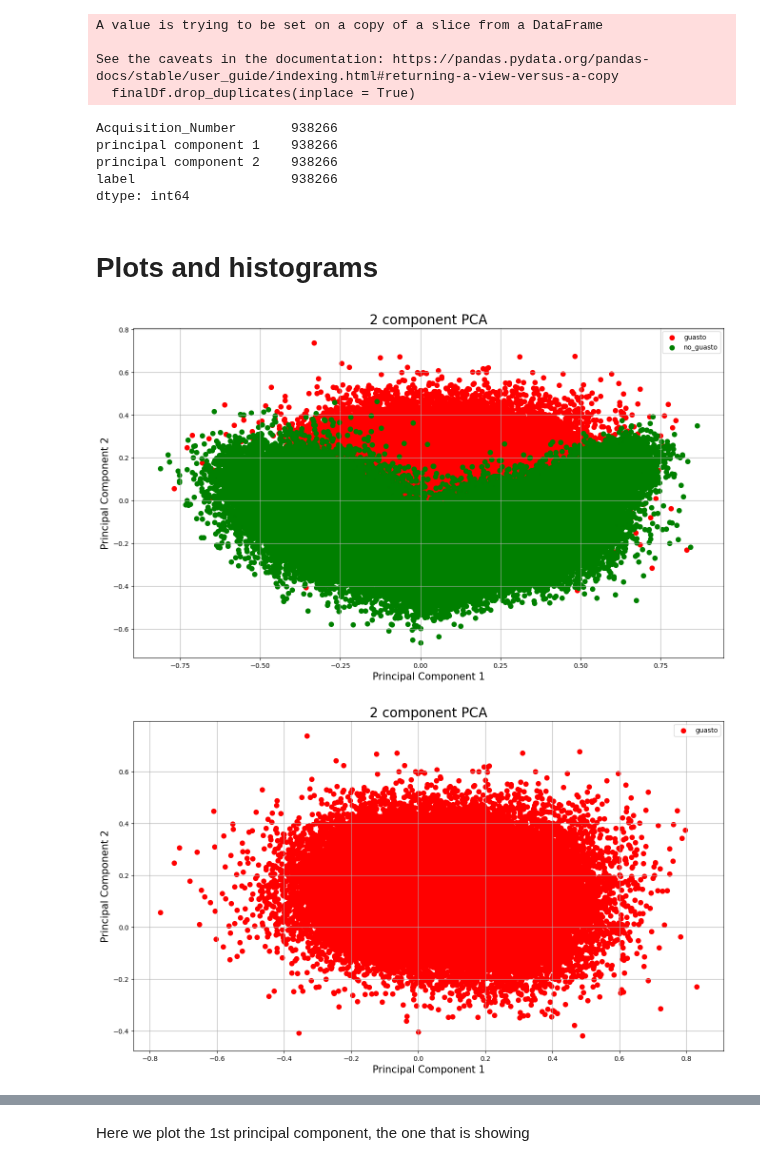
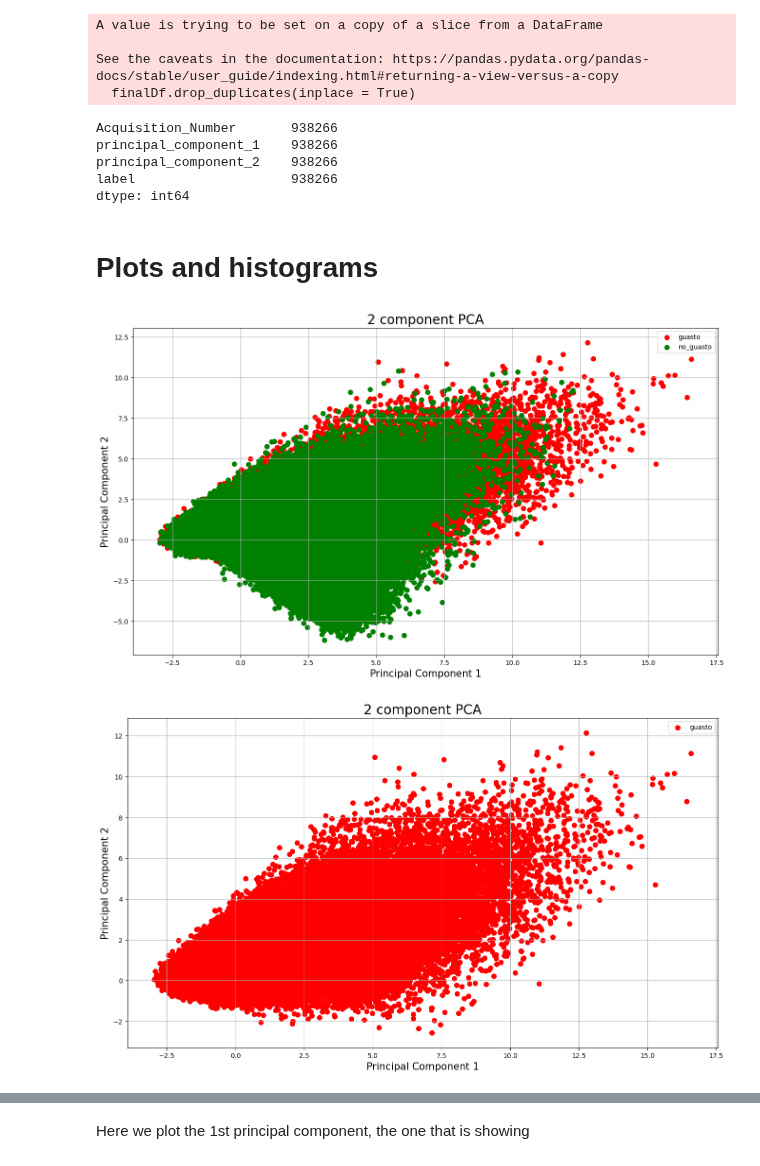
Before and after one commit to BianchiLuca28/project_CSD, a Jupyter notebook: notebook_exploration_cleaning/new_analysis.ipynb, the cells around one changed output, grey strips where cells are left out. Cells and saved outputs as stored; diff of their text form; code cells hidden in the pictures.

Commit message:
Modify columns and saving of PCA

```diff
--- a/notebook_exploration_cleaning/new_analysis.ipynb
+++ b/notebook_exploration_cleaning/new_analysis.ipynb
@@ -84,8 +75,9 @@ drive.mount("/content/gdrive", force_remount=True)
 # %% [output]
 Mounted at /content/gdrive
 # %%
-datasetDriveNoGuasto = pd.read_csv("/content/gdrive/MyDrive/StandardScaler/NO_GUASTO.csv")
-datasetDriveGuasto = pd.read_csv("/content/gdrive/MyDrive/StandardScaler/RUOTA_GUASTA.csv")
+# Replace with your path in the drive
+datasetDriveNoGuasto = pd.read_csv('/content/gdrive/MyDrive/__Shared/DataSchnell/NewData/NormalizedData/StandardScaler/NO_GUASTO.csv', sep=";")
+datasetDriveGuasto = pd.read_csv('/content/gdrive/MyDrive/__Shared/DataSchnell/NewData/NormalizedData/StandardScaler/RUOTA_GUASTA.csv', sep=";")
 # %%
 datasetDriveNoGuasto["label"] = "no_guasto"
 datasetDriveGuasto["label"] = "guasto"
@@ -107,4 +99,4 @@ pca = PCA(n_components = 2)
 
 principalComponents = pca.fit_transform(concatDatasetInd)
 
-principalDf = pd.DataFrame(data = principalComponents, columns = ['principal component 1', 'principal component 2'])
+principalDf = pd.DataFrame(data = principalComponents, columns = ['principal_component_1', 'principal_component_2'])
@@ -137,8 +137,8 @@ See the caveats in the documentation: https://pandas.pydata.org/pandas-docs/stab
 finalDf.count()
 # %% [output]
 Acquisition_Number       938266
-principal component 1    938266
-principal component 2    938266
+principal_component_1    938266
+principal_component_2    938266
 label                    938266
 dtype: int64
 # %% [markdown]
@@ -146,24 +146,24 @@ dtype: int64
 # %%
 fig = plt.figure(figsize = (8,8))
 fig.set_figwidth(16)
 fig.set_figheight(9)
 ax = fig.add_subplot(1,1,1)
 ax.set_xlabel('Principal Component 1', fontsize = 15)
 ax.set_ylabel('Principal Component 2', fontsize = 15)
 ax.set_title('2 component PCA', fontsize = 20)
 
 targets = ['guasto', 'no_guasto']
 colors = ['r', 'g']
 for target, color in zip(targets,colors):
     indicesToKeep = finalDf['label'] == target
-    ax.scatter(finalDf.loc[indicesToKeep, 'principal component 1']
-               , finalDf.loc[indicesToKeep, 'principal component 2']
+    ax.scatter(finalDf.loc[indicesToKeep, 'principal_component_1']
+               , finalDf.loc[indicesToKeep, 'principal_component_2']
                , c = color
                , s = 50)
 ax.legend(targets)
 ax.grid()
 # %% [output]
-[figure, old version]
+[figure, new version]
 # %%
 fig = plt.figure(figsize = (8,8))
 fig.set_figwidth(16)
@@ -177,14 +177,14 @@ targets = ['guasto']
 colors = ['r']
 for target, color in zip(targets,colors):
     indicesToKeep = finalDf['label'] == target
-    ax.scatter(finalDf.loc[indicesToKeep, 'principal component 1']
-               , finalDf.loc[indicesToKeep, 'principal component 2']
+    ax.scatter(finalDf.loc[indicesToKeep, 'principal_component_1']
+               , finalDf.loc[indicesToKeep, 'principal_component_2']
                , c = color
                , s = 50)
 ax.legend(targets)
 ax.grid()
 # %% [output]
-[figure, old version]
+[figure, new version]
 # %%
 fig = plt.figure(figsize = (8,8))
 fig.set_figwidth(16)
```
Also changed, not shown: parts of 20 cells of this notebook.
